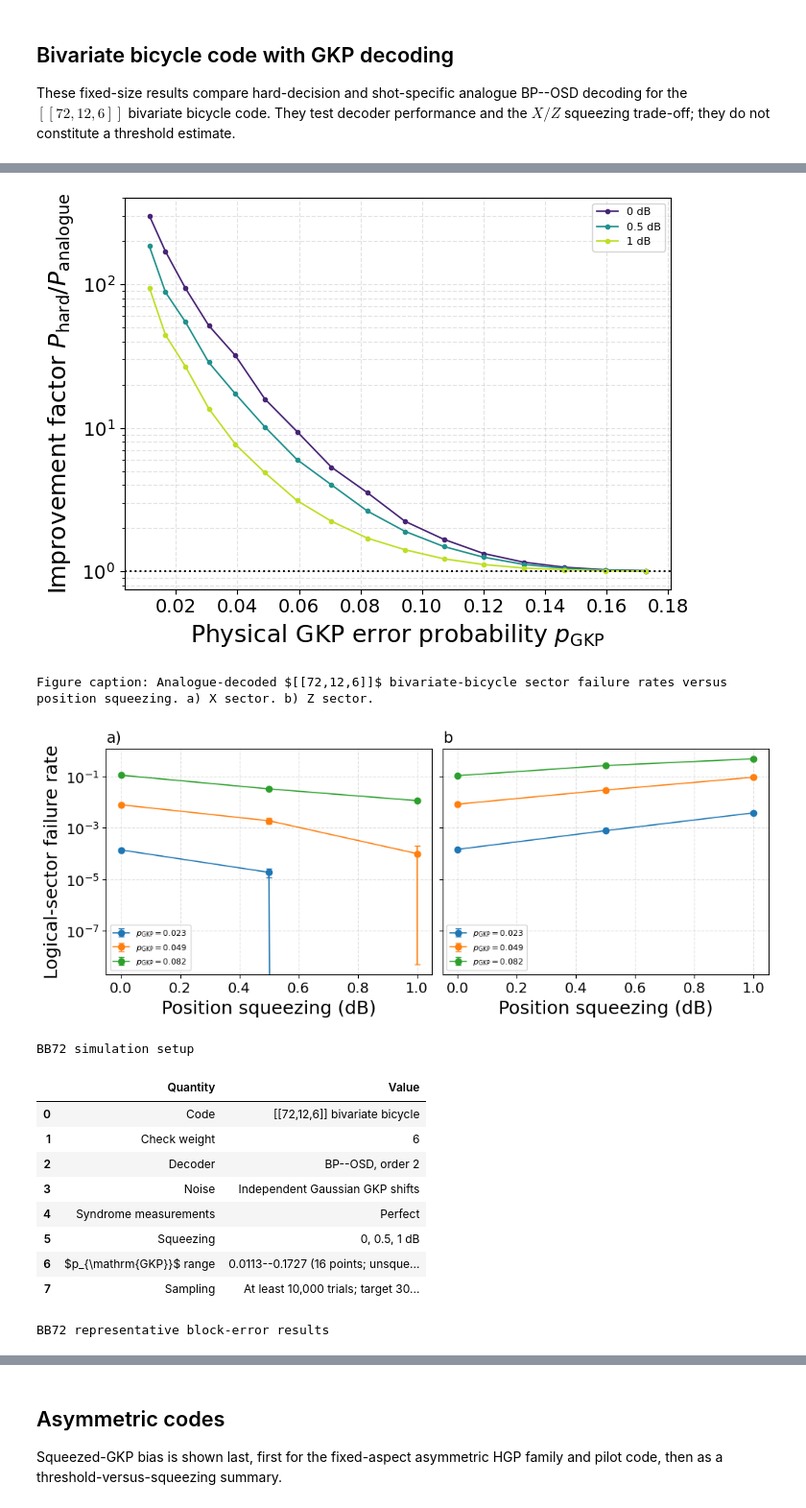
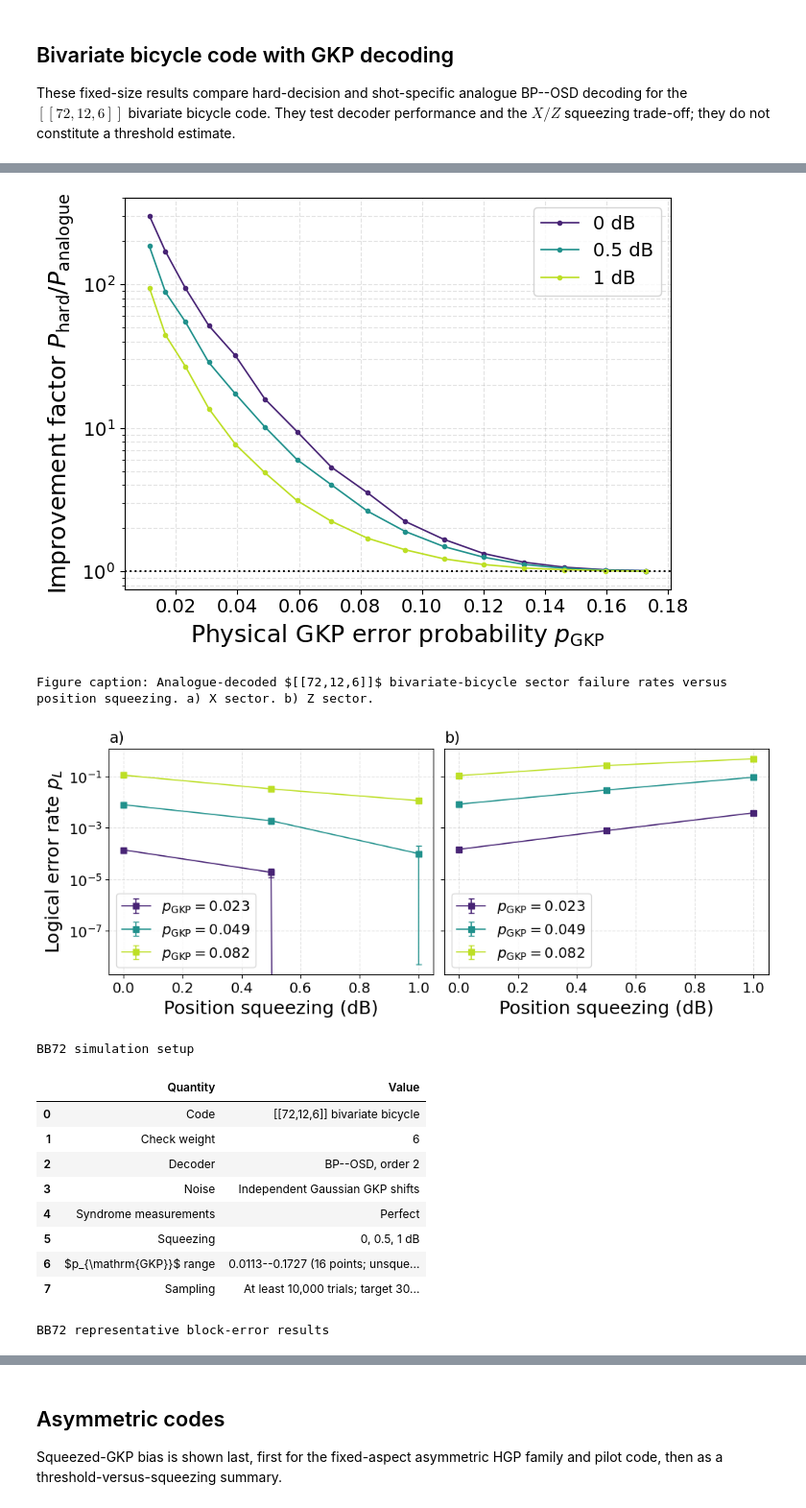
Before and after one commit to laramoyanotaylor/GKP_QEC_Project_Code, a Jupyter notebook: 0_plots_for_diss.ipynb, the cells around one changed output, grey strips where cells are left out. Shown at 96% size. Cells and saved outputs as stored; diff of their text form; code cells hidden in the pictures.

```diff
--- a/0_plots_for_diss.ipynb
+++ b/0_plots_for_diss.ipynb
@@ -321,10 +423,10 @@ for axis, panel_label, xlim in zip(axes, ('a)', 'b)'), ((0.035, 0.092), (0.045,
     axis.set_title(panel_label, loc='left')
     axis.set_yscale('log'); axis.set_xlim(*xlim); axis.set_ylim(4e-3, 1.25)
     axis.grid(True, which='both', linestyle='--', alpha=0.35)
-    axis.legend(fontsize=8)
+    axis.legend(fontsize=14)
 axes[0].set_xlabel(r'Physical error probability $p$')
 axes[1].set_xlabel(r'Physical GKP error probability $p_{\mathrm{GKP}}$')
-axes[0].set_ylabel('Logical error rate')
+axes[0].set_ylabel('Logical error rate $p_L$')
 fig.savefig('mkmn_quick_threshold_comparison.png', dpi=300, bbox_inches='tight')
 plt.show()
 # %% [output]
@@ -368,11 +470,14 @@ for axis, decoder, panel_label in zip(axes, ('hard', 'analog'), ('a)', 'b)')):
                       ms=3, capsize=2, linewidth=1.2, color=bb_colours[squeezing],
                       label=fr'{squeezing:g} dB')
     axis.set_title(panel_label, loc='left')
-    axis.set_xlabel(r'Physical GKP error probability $p_{\mathrm{GKP}}$')
+    axis.set_xlabel(
+        r'Physical error probability $p$' if decoder == 'hard'
+        else r'Physical GKP error probability $p_{\mathrm{GKP}}$'
+    )
     axis.set_yscale('log')
     axis.grid(True, which='both', linestyle='--', alpha=0.35)
-    axis.legend(fontsize=8)
-axes[0].set_ylabel('Block logical error rate')
+    axis.legend(fontsize=14)
+axes[0].set_ylabel('Logical error rate $p_L$')
 fig.savefig('diss_bb72_hard_vs_analog.png', dpi=300, bbox_inches='tight')
 plt.show()
 
@@ -392,29 +497,33 @@ axis.set_xlabel(r'Physical GKP error probability $p_{\mathrm{GKP}}$')
 axis.set_ylabel(r'Improvement factor $P_{\rm hard}/P_{\rm analogue}$')
 axis.set_yscale('log')
 axis.grid(True, which='both', linestyle='--', alpha=0.35)
-axis.legend(fontsize=8)
+axis.legend(fontsize=14)
 fig.tight_layout()
 fig.savefig('diss_bb72_analog_improvement.png', dpi=300, bbox_inches='tight')
 plt.show()
 
 print_caption(r'Analogue-decoded $[[72,12,6]]$ bivariate-bicycle sector failure rates versus position squeezing. a) X sector. b) Z sector.')
 selected_sigmas = (0.39, 0.45, 0.51)
+bb_tradeoff_colours = dict(zip(
+    selected_sigmas, BLUE_GREEN_CMAP(np.linspace(0.10, 0.90, len(selected_sigmas)))
+))
 fig, axes = plt.subplots(1, 2, figsize=(10, 4), constrained_layout=True, sharey=True)
-for axis, field, panel_label, sector in zip(axes, ('x_rate', 'z_rate'), ('a)', 'b'), ('X', 'Z')):
+for axis, field, panel_label, sector in zip(axes, ('x_rate', 'z_rate'), ('a)', 'b)'), ('X', 'Z')):
     for sigma in selected_sigmas:
         rates, errors = [], []
         for squeezing in bb_squeezing:
             point = min(bb_data[('analog', squeezing)][1], key=lambda item: abs(item['sigma'] - sigma))
             rates.append(point[field])
             errors.append(point[f'{field[0]}_standard_error'])
-        axis.errorbar(bb_squeezing, rates, yerr=errors, marker='o', capsize=3,
-                      linewidth=1.2, label=fr'$p_{{\mathrm{{GKP}}}}={float(gkp_physical_error_rate(sigma)):.3f}$')
+        axis.errorbar(bb_squeezing, rates, yerr=errors, marker='s', capsize=3,
+                      linewidth=1.2, color=bb_tradeoff_colours[sigma],
+                      label=fr'$p_{{\mathrm{{GKP}}}}={float(gkp_physical_error_rate(sigma)):.3f}$')
     axis.set_title(panel_label, loc='left')
     axis.set_xlabel('Position squeezing (dB)')
     axis.set_yscale('log')
     axis.grid(True, which='both', linestyle='--', alpha=0.35)
-    axis.legend(fontsize=8)
-axes[0].set_ylabel('Logical-sector failure rate')
+    axis.legend(fontsize=14)
+axes[0].set_ylabel('Logical error rate $p_L$')
 fig.savefig('diss_bb72_xz_squeezing_tradeoff.png', dpi=300, bbox_inches='tight')
 plt.show()
 
@@ -462,7 +571,7 @@ Figure caption: Bivariate-bicycle $[[72,12,6]]$ block logical error. a) Hard-dec
 Figure caption: Improvement factor from shot-specific analogue information for the $[[72,12,6]]$ bivariate-bicycle code; values above one favour analogue decoding.
-[figure, old version]
+[figure, new version]
 Figure caption: Analogue-decoded $[[72,12,6]]$ bivariate-bicycle sector failure rates versus position squeezing. a) X sector. b) Z sector.
-[figure, old version]
+[figure, new version]
 BB72 simulation setup
 |  | Quantity | Value |
 | 0 | Code | [[72,12,6]] bivariate bicycle |
```
Also changed, not shown: parts of 14 cells of this notebook.
